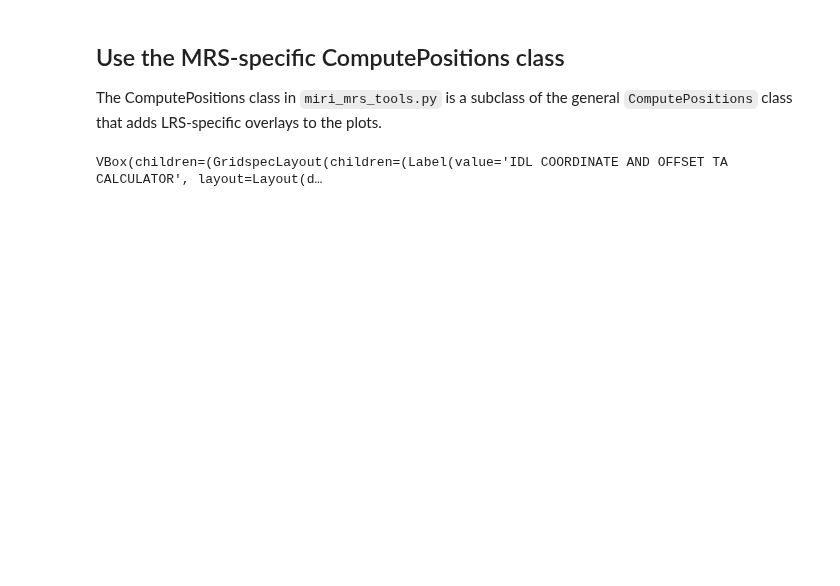
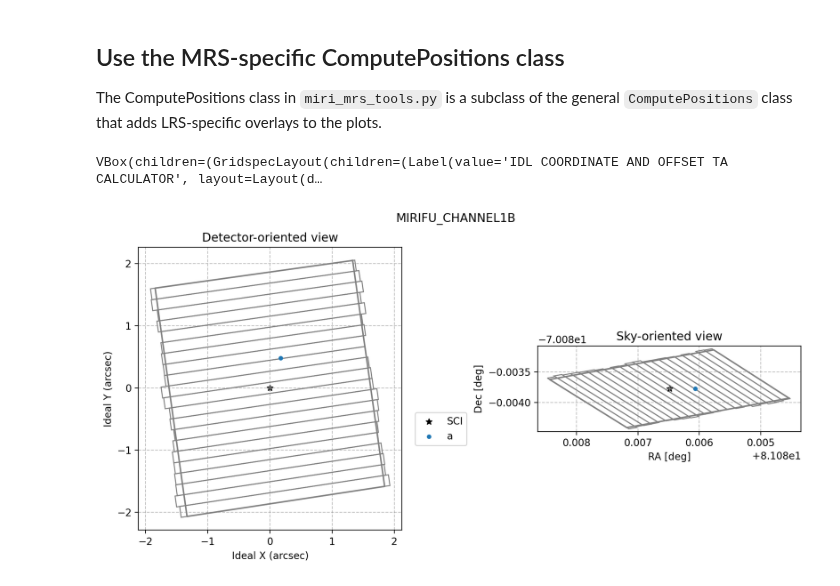
Before and after one commit to STScI-MIRI/whippot, a Jupyter notebook: notebooks/MIRI_MRS.ipynb, the cells around one changed output. Saved outputs shown, nothing was run; the diff lists cells and outputs as text; code cells hidden in the pictures; blank space fills up the shorter version.

```diff
--- a/notebooks/MIRI_MRS.ipynb
+++ b/notebooks/MIRI_MRS.ipynb
@@ -43,8 +43,5 @@ The source coordinates below are taken from a real commissioning activity, where
 # some
 sources = {
     'SCI': whippot_tools.SkyCoord("05 24 20.7552 -70 05 1.60", frame='icrs', unit=("hourangle","degree")),
-    'a': whippot_tools.SkyCoord("05 24 26.33969 -70 05 22.3545", frame='icrs', unit=("hourangle","degree")),
-    'b': whippot_tools.SkyCoord("05 24 28.67861 -70 05 24.4484", frame='icrs', unit=("hourangle","degree")),
-    'c': whippot_tools.SkyCoord("05 24 36.22460 -70 05 28.1876", frame='icrs', unit=("hourangle","degree")),
-    'd': whippot_tools.SkyCoord("05 24 25.608 -70 05 01.66", frame='icrs', unit=("hourangle","degree")),
+    'a': whippot_tools.SkyCoord("05 24 20.6552 -70 05 1.60", frame='icrs', unit=("hourangle","degree")),
 }
@@ -65,9 +52,10 @@ initial_values={
     'sci_aper': 'mirifu_channel1b',
     'pa': 290.,
     'sci_ra': sources['SCI'].ra.deg, 'sci_dec': sources['SCI'].dec.deg,
+    'exclude_roi': True
 }
 # add a multi-line string of the other stars, copied from the cell above
-initial_values['other_stars'] = "\n".join(f"{k}: ({v.ra.deg}, {v.dec.deg}" for k, v in sources.items() if k not in ['SCI'])
+initial_values['other_stars'] = "\n".join(f"{k}: ({v.ra.deg}, {v.dec.deg})" for k, v in sources.items() if k not in ['SCI'])
 # %% [markdown]
 ## Use the MRS-specific ComputePositions class
 
@@ -78,3 +66,7 @@ cp1 = miri_mrs_tools.ComputePositions(initial_values=initial_values)
 cp1.ui
 # %% [output]
 VBox(children=(GridspecLayout(children=(Label(value='IDL COORDINATE AND OFFSET TA CALCULATOR', layout=Layout(d…
+# %%
+cp1.plot_scene()
+# %% [output]
+[figure, added]
```
Also changed, not shown: parts of 2 cells of this notebook, 4 other files.
